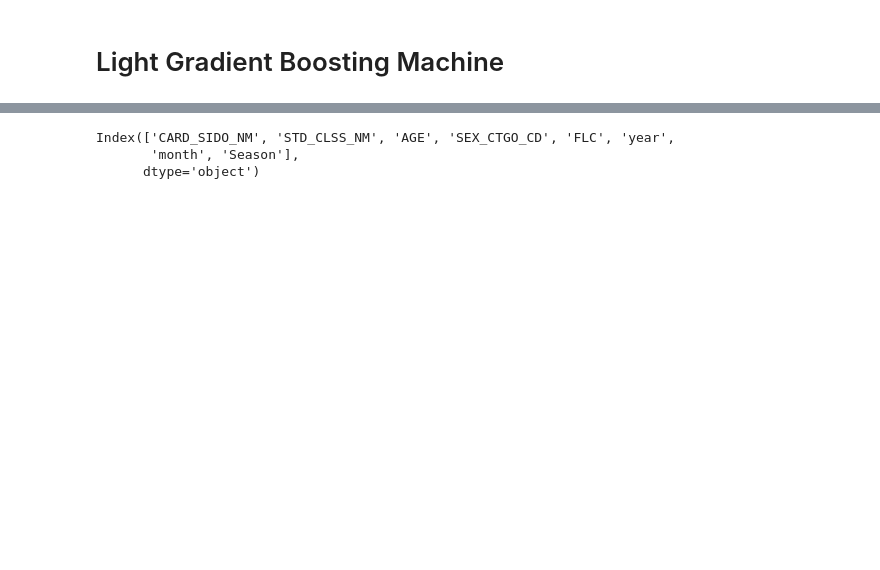
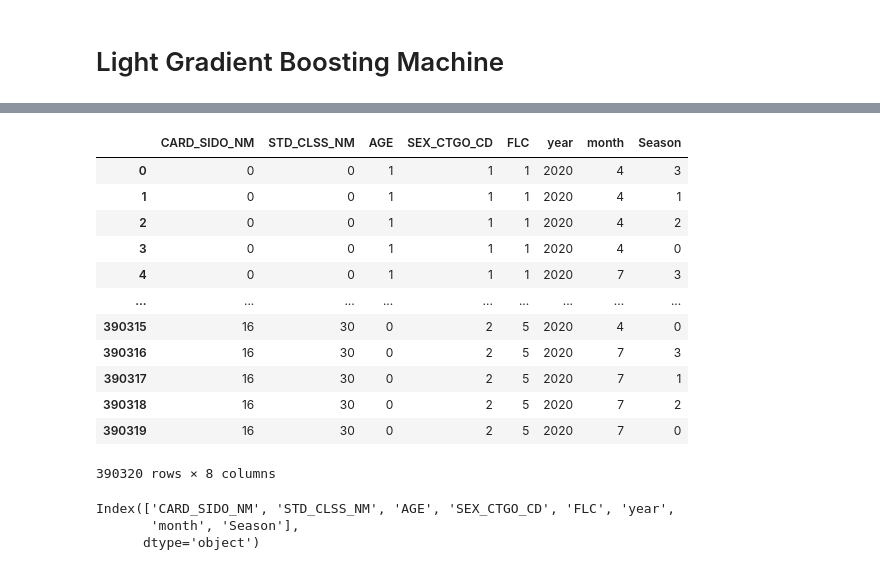
Before and after one commit to Hinterhalter/Jeju-Card-Use-Predict, a Jupyter notebook: LGBM_Season.ipynb, the cells around one changed output, grey strips where cells are left out. Saved outputs shown, nothing was run; the diff lists cells and outputs as text; code cells hidden in the pictures; blank space fills up the shorter version.

```diff
--- a/LGBM_Season.ipynb
+++ b/LGBM_Season.ipynb
@@ -245,5 +231,21 @@ for CARD_SIDO_NM in CARD_SIDO_NMs:
 temp = np.array(temp)
 temp = pd.DataFrame(data=temp, columns=X.columns)
+# %%
+temp
+# %% [output]
+|  | CARD_SIDO_NM | STD_CLSS_NM | AGE | SEX_CTGO_CD | FLC | year | month | Season |
+| 0 | 0 | 0 | 1 | 1 | 1 | 2020 | 4 | 3 |
+| 1 | 0 | 0 | 1 | 1 | 1 | 2020 | 4 | 1 |
+| 2 | 0 | 0 | 1 | 1 | 1 | 2020 | 4 | 2 |
+| 3 | 0 | 0 | 1 | 1 | 1 | 2020 | 4 | 0 |
+| 4 | 0 | 0 | 1 | 1 | 1 | 2020 | 7 | 3 |
+| ... | ... | ... | ... | ... | ... | ... | ... | ... |
+| 390315 | 16 | 30 | 0 | 2 | 5 | 2020 | 4 | 0 |
+| 390316 | 16 | 30 | 0 | 2 | 5 | 2020 | 7 | 3 |
+| 390317 | 16 | 30 | 0 | 2 | 5 | 2020 | 7 | 1 |
+| 390318 | 16 | 30 | 0 | 2 | 5 | 2020 | 7 | 2 |
+| 390319 | 16 | 30 | 0 | 2 | 5 | 2020 | 7 | 0 |
+390320 rows × 8 columns
 # %%
 X.columns
 # %% [output]
```
Also changed, not shown: parts of 22 cells of this notebook, 9 other files.
